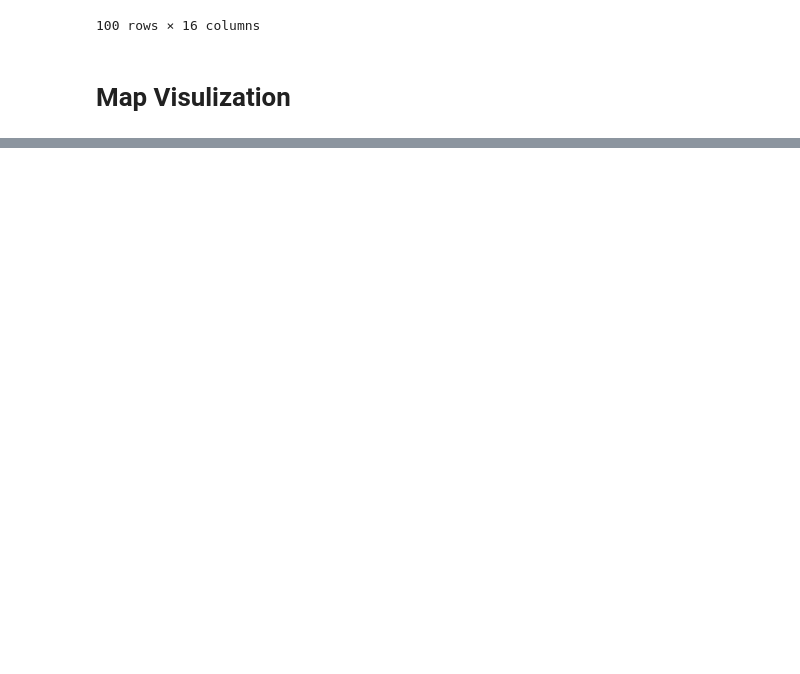
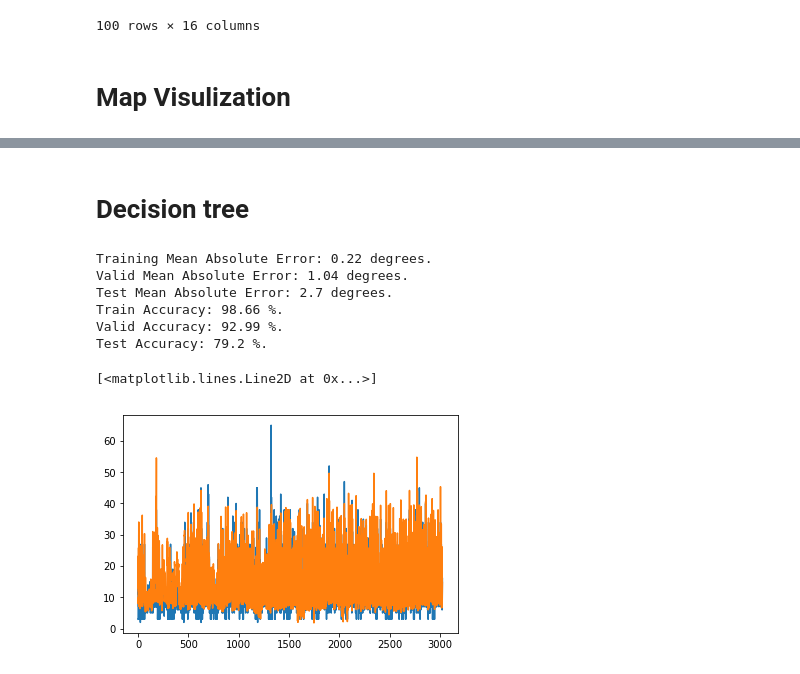
Before and after one commit to jacinda96/ECE-143-Project-Group-13, a Jupyter notebook: Uber.ipynb, the cells around one changed output, grey strips where cells are left out. Drawn from its saved outputs; the diff is of its cells as text; code cells hidden in the pictures; blank space fills up the shorter version.

Commit message:
price prediction done

```diff
--- a/Uber.ipynb
+++ b/Uber.ipynb
@@ -196,0 +268,3 @@ fig.show()
+# %%
+X_test = np.column_stack((X_des_test,X_source_test,X_name_test,X_time_test,X_weekday_test,X_rain_test))
+Y_test = data_test['price'].tolist()
@@ -196,0 +305,8 @@ fig.show()
+# %%
+from sklearn.svm import SVC
+from sklearn.model_selection import train_test_split
+Y = [int(i) for i in Y]
+X_train, X_valid, Y_train, Y_valid = train_test_split(X,Y,test_size=0.2,random_state = 43)
+clf = SVC(gamma='auto')
+clf.fit(X_train[:50000], Y_train[:50000])
+SVC(gamma='auto')
@@ -196,0 +348,44 @@ fig.show()
+# %% [markdown]
+# Decision tree
+# %%
+from sklearn import tree
+clf =tree.DecisionTreeClassifier()
+clf = clf.fit(X_train, Y_train)
+# %%
+Y_predict_train = clf.predict(X_train)
+errors_train = abs(Y_predict_train - Y_train)
+print('Training Mean Absolute Error:', round(np.mean(errors_train), 2), 'degrees.')
+
+Y_predict_valid = clf.predict(X_valid)
+errors_valid = abs(Y_valid - Y_predict_valid)
+print('Valid Mean Absolute Error:', round(np.mean(errors_valid), 2), 'degrees.')
+
+Y_test_predict = clf.predict(X_test)
+errors_test = abs(Y_test - Y_test_predict)
+print('Test Mean Absolute Error:', round(np.mean(errors_test), 2), 'degrees.')
+
+mape_train = 100 * (errors_train / Y_train)
+accuracy_train = 100 - np.mean(mape_train)
+print('Train Accuracy:', round(accuracy_train, 2), '%.')
+
+mape_valid = 100 * (errors_valid / Y_valid)
+accuracy_valid = 100 - np.mean(mape_valid)
+print('Valid Accuracy:', round(accuracy_valid, 2), '%.')
+
+mape_test = 100 * (errors_test / Y_test)
+accuracy_test = 100 - np.mean(mape_test)
+print('Test Accuracy:', round(accuracy_test, 2), '%.')
+# %% [output]
+Training Mean Absolute Error: 0.22 degrees.
+Valid Mean Absolute Error: 1.04 degrees.
+Test Mean Absolute Error: 2.7 degrees.
+Train Accuracy: 98.66 %.
+Valid Accuracy: 92.99 %.
+Test Accuracy: 79.2 %.
+# %%
+import matplotlib.pyplot as plt
+plt.plot(range(len(Y_test_predict)),Y_test_predict)
+plt.plot(range(len(Y_test_predict)),Y_test)
+# %% [output]
+[<matplotlib.lines.Line2D at 0x...>]
+[figure, added]
```
Also changed, not shown: parts of 17 cells of this notebook, 2 other files.
